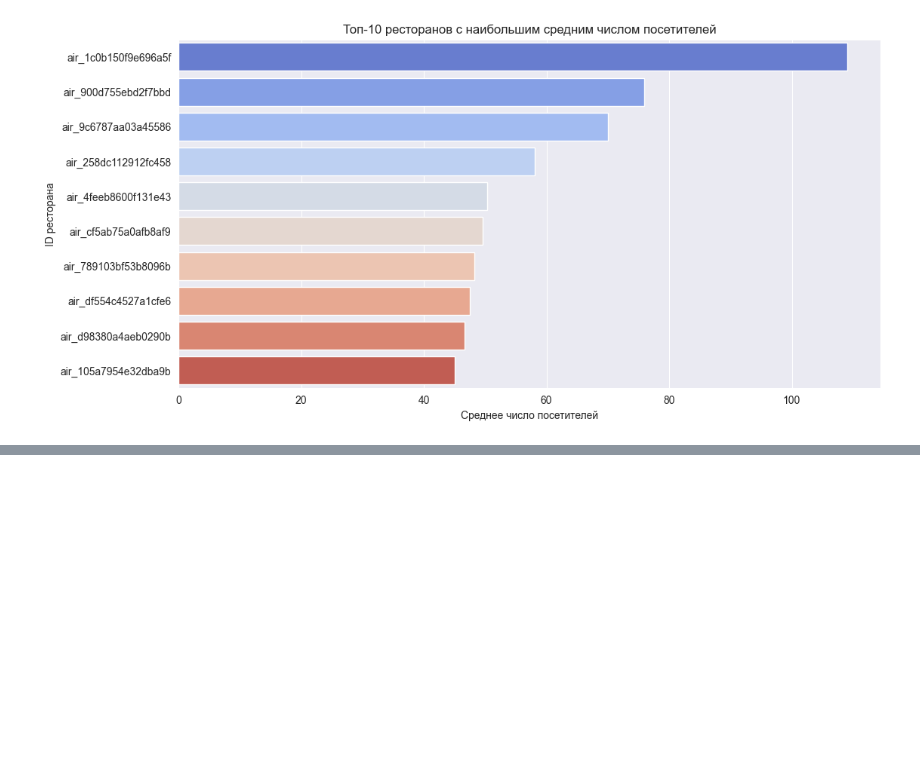
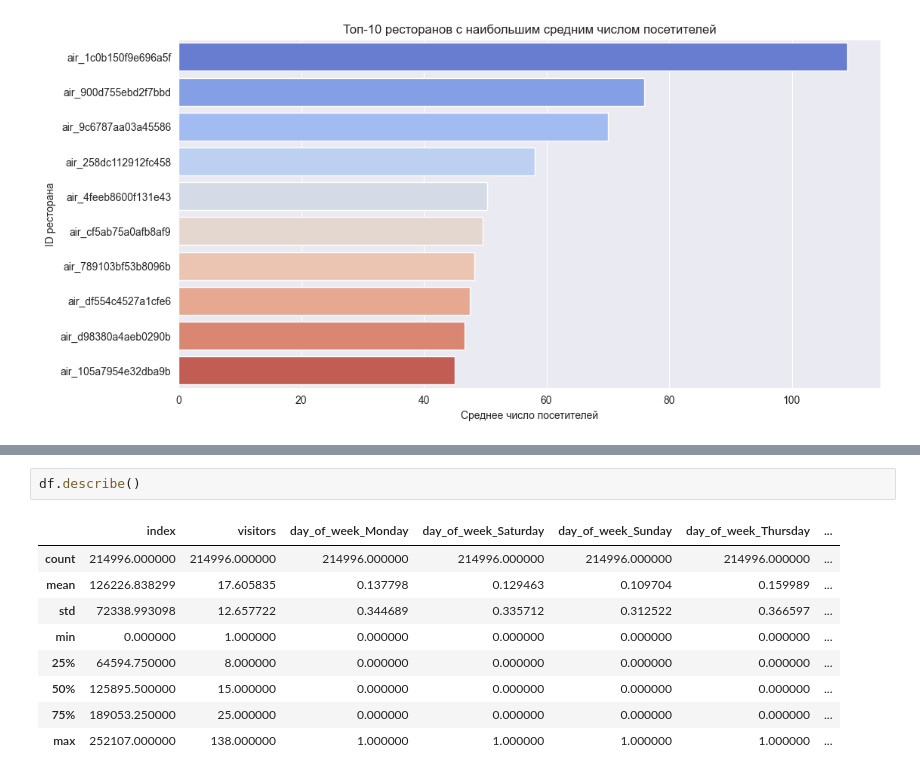
Before and after one commit to FEDOROV-ALEXANDER/ML_kurs2022, a Jupyter notebook: Homework/Homework2024/homework2024.ipynb, the cells around one changed output, grey strips where cells are left out. Drawn from its saved outputs; the diff is of its cells as text; blank space fills up the shorter version.

```diff
--- a/Homework/Homework2024/homework2024.ipynb
+++ b/Homework/Homework2024/homework2024.ipynb
@@ -887,0 +949,12 @@ for col in cols:
+# %%
+df.describe()
+# %% [output]
+|  | index | visitors | day_of_week_Monday | day_of_week_Saturday | day_of_week_Sunday | day_of_week_Thursday | ... |
+| count | 214996.000000 | 214996.000000 | 214996.000000 | 214996.000000 | 214996.000000 | 214996.000000 | ... |
+| mean | 126226.838299 | 17.605835 | 0.137798 | 0.129463 | 0.109704 | 0.159989 | ... |
+| std | 72338.993098 | 12.657722 | 0.344689 | 0.335712 | 0.312522 | 0.366597 | ... |
+| min | 0.000000 | 1.000000 | 0.000000 | 0.000000 | 0.000000 | 0.000000 | ... |
+| 25% | 64594.750000 | 8.000000 | 0.000000 | 0.000000 | 0.000000 | 0.000000 | ... |
+| 50% | 125895.500000 | 15.000000 | 0.000000 | 0.000000 | 0.000000 | 0.000000 | ... |
+| 75% | 189053.250000 | 25.000000 | 0.000000 | 0.000000 | 0.000000 | 0.000000 | ... |
+| max | 252107.000000 | 138.000000 | 1.000000 | 1.000000 | 1.000000 | 1.000000 | ... |
```
Also changed, not shown: parts of 23 cells of this notebook.
